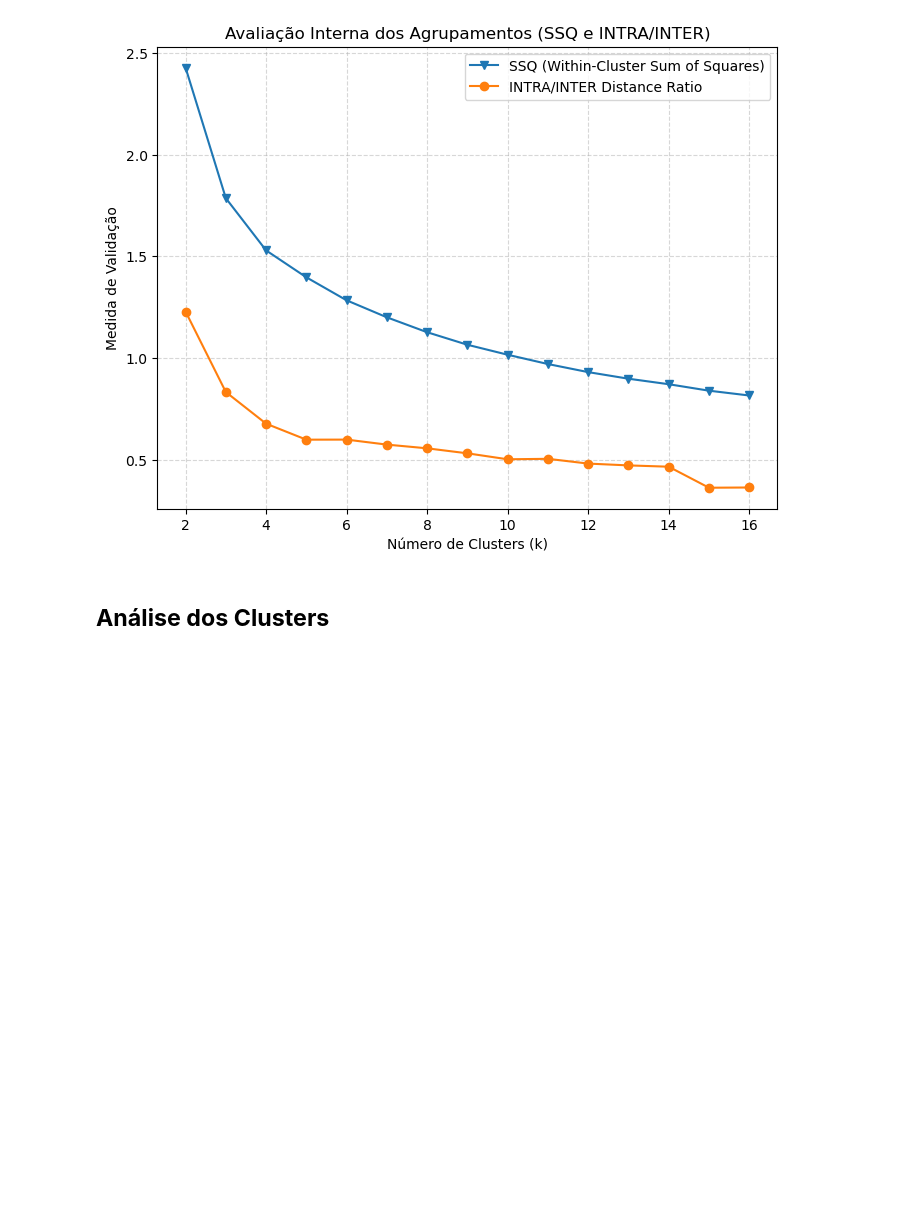
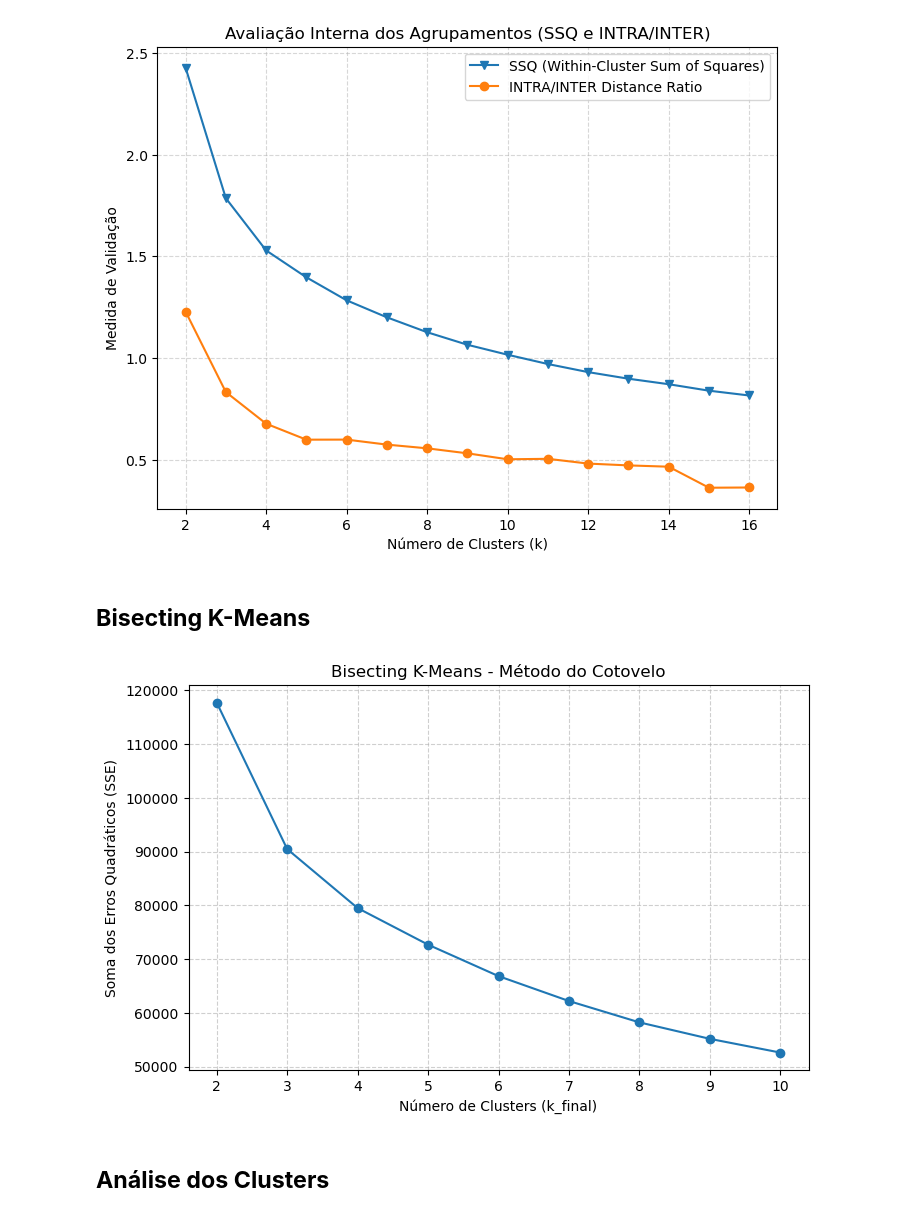
Before and after one commit to NandaLeal/TCC, a Jupyter notebook: TCC - FASE 3 .ipynb, the cells around one changed output. Saved outputs shown, nothing was run; the diff lists cells and outputs as text; code cells hidden in the pictures; blank space fills up the shorter version.

```diff
--- a/TCC - FASE 3 .ipynb
+++ b/TCC - FASE 3 .ipynb
@@ -436,6 +438,57 @@ plt.grid(True, linestyle='--', alpha=0.5)
 plt.show()
 # %% [output]
 [figure]
+# %% [markdown]
+## **Bisecting K-Means**
+# %%
+df_notas = df_ifnmg.copy()
+colunas_notas = ["NU_NOTA_CN", "NU_NOTA_CH", "NU_NOTA_LC", "NU_NOTA_MT"]
+
+notas = df_notas[colunas_notas].dropna()
+scaler = StandardScaler()
+X = scaler.fit_transform(notas)
+
+def bisecting_kmeans(X, k_final=4, n_init=10, random_state=42):
+    clusters = {0: X}
+    labels = np.zeros(len(X), dtype=int)
+
+    while len(clusters) < k_final:
+        inertias = {i: KMeans(n_clusters=1, random_state=random_state).fit(X_cluster).inertia_
+                    for i, X_cluster in clusters.items()}
+        cluster_to_split = max(inertias, key=inertias.get)
+
+        X_split = clusters[cluster_to_split]
+        kmeans = KMeans(n_clusters=2, n_init=n_init, random_state=random_state)
+        split_labels = kmeans.fit_predict(X_split)
+
+        new_index = max(clusters.keys()) + 1
+        clusters[cluster_to_split] = X_split[split_labels == 0]
+        clusters[new_index] = X_split[split_labels == 1]
+
+        mask = labels == cluster_to_split
+        labels[mask] = np.where(split_labels == 0, cluster_to_split, new_index)
+
+    return labels
+
+resultados = []
+intervalo_k = range(2, 11)  # testa de 2 a 10 clusters
+
+for k in intervalo_k:
+    labels = bisecting_kmeans(X, k_final=k)
+    kmeans_final = KMeans(n_clusters=k, random_state=42, n_init=10)
+    kmeans_final.fit(X)
+    sse = kmeans_final.inertia_
+    resultados.append(sse)
+
+plt.figure(figsize=(8, 5))
+plt.plot(intervalo_k, resultados, marker='o')
+plt.title("Bisecting K-Means - Método do Cotovelo")
+plt.xlabel("Número de Clusters (k_final)")
+plt.ylabel("Soma dos Erros Quadráticos (SSE)")
+plt.grid(True, linestyle="--", alpha=0.6)
+plt.show()
+# %% [output]
+[figure, added]
 # %% [markdown]
 ## **Análise dos Clusters**
 # %%
```
Also changed, not shown: parts of 5 cells of this notebook.
